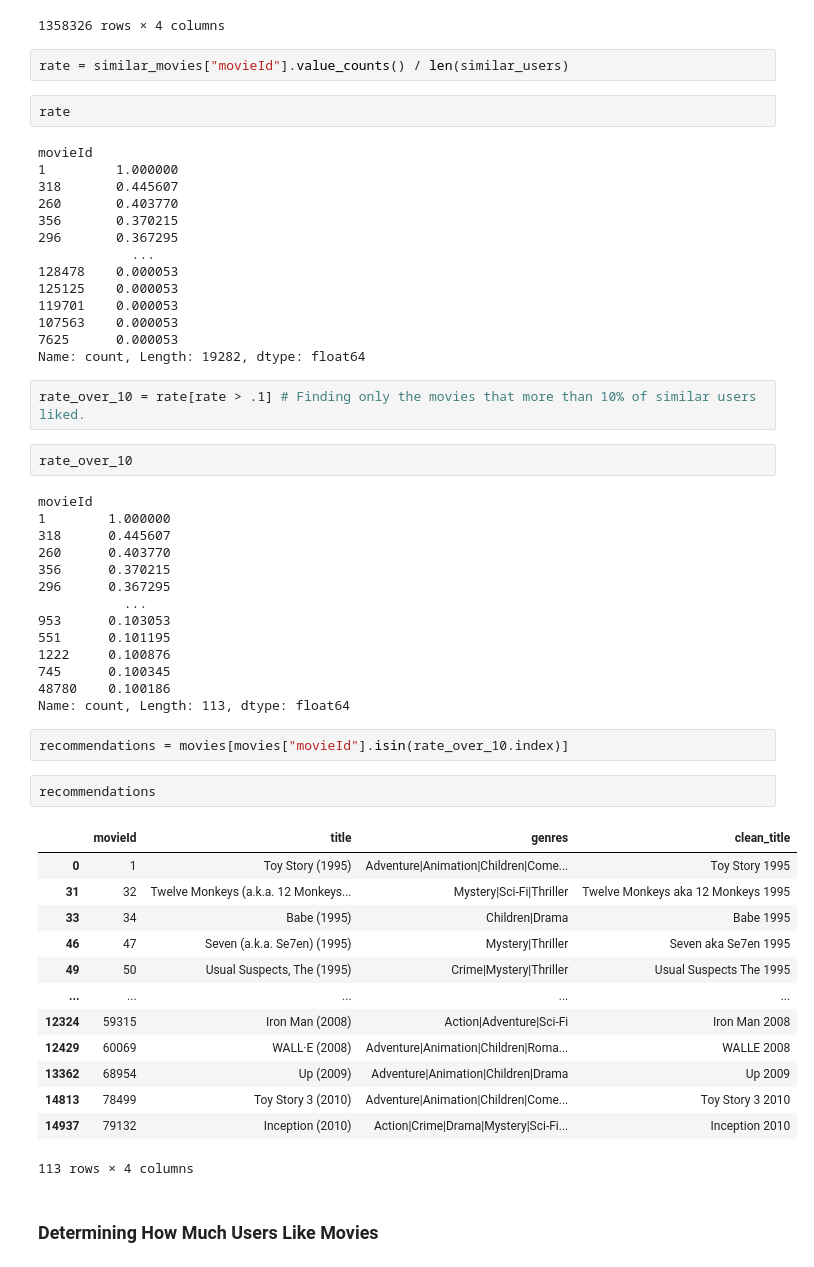
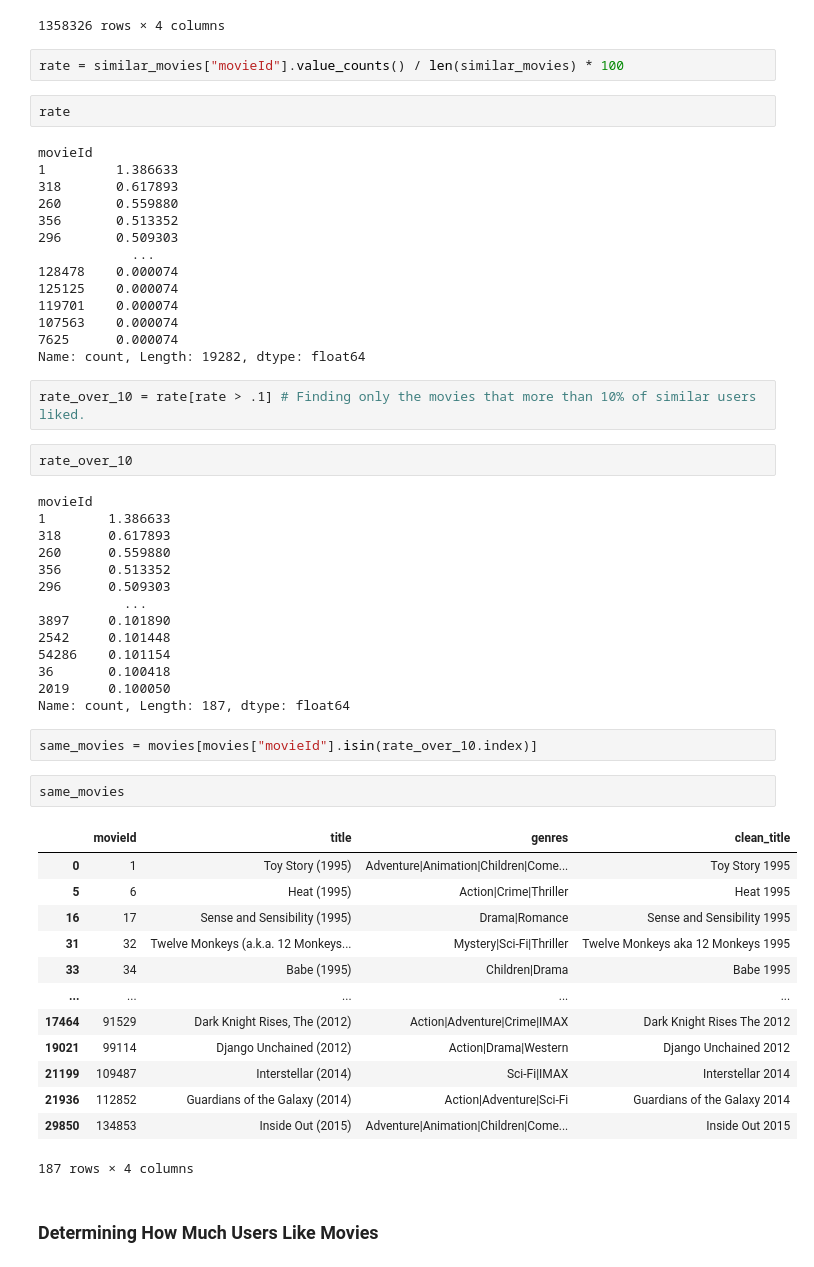
Before and after one commit to antalgergo/Movie_Recommendation_System, a Jupyter notebook: Movie_Recommendation_System.ipynb, the cells around one changed output. Saved outputs shown, nothing was run; the diff lists cells and outputs as text.

Commit message:
Modified and fixed the 'Creating a Recommendation Score' paragraph

```diff
--- a/Movie_Recommendation_System.ipynb
+++ b/Movie_Recommendation_System.ipynb
@@ -163,22 +163,22 @@ similar_movies
 | 24998888 | 162533 | 88129 | 4.5 | 1329514139 |
 1358326 rows × 4 columns
 # %%
-rate = similar_movies["movieId"].value_counts() / len(similar_users)
+rate = similar_movies["movieId"].value_counts() / len(similar_movies) * 100
 # %%
 rate
 # %% [output]
 movieId
-1         1.000000
-318       0.445607
-260       0.403770
-356       0.370215
-296       0.367295
+1         1.386633
+318       0.617893
+260       0.559880
+356       0.513352
+296       0.509303
             ...
-128478    0.000053
-125125    0.000053
-119701    0.000053
-107563    0.000053
-7625      0.000053
+128478    0.000074
+125125    0.000074
+119701    0.000074
+107563    0.000074
+7625      0.000074
 Name: count, Length: 19282, dtype: float64
 # %%
 rate_over_10 = rate[rate > .1] # Finding only the movies that more than 10% of similar users liked.
@@ -186,36 +186,36 @@ rate_over_10 = rate[rate > .1] # Finding only the movies that more than 10% of s
 rate_over_10
 # %% [output]
 movieId
-1        1.000000
-318      0.445607
-260      0.403770
-356      0.370215
-296      0.367295
+1        1.386633
+318      0.617893
+260      0.559880
+356      0.513352
+296      0.509303
            ...
-953      0.103053
-551      0.101195
-1222     0.100876
-745      0.100345
-48780    0.100186
-Name: count, Length: 113, dtype: float64
+3897     0.101890
+2542     0.101448
+54286    0.101154
+36       0.100418
+2019     0.100050
+Name: count, Length: 187, dtype: float64
 # %%
-recommendations = movies[movies["movieId"].isin(rate_over_10.index)]
+same_movies = movies[movies["movieId"].isin(rate_over_10.index)]
 # %%
-recommendations
+same_movies
 # %% [output]
 |  | movieId | title | genres | clean_title |
 | 0 | 1 | Toy Story (1995) | Adventure|Animation|Children|Come... | Toy Story 1995 |
+| 5 | 6 | Heat (1995) | Action|Crime|Thriller | Heat 1995 |
+| 16 | 17 | Sense and Sensibility (1995) | Drama|Romance | Sense and Sensibility 1995 |
 | 31 | 32 | Twelve Monkeys (a.k.a. 12 Monkeys... | Mystery|Sci-Fi|Thriller | Twelve Monkeys aka 12 Monkeys 1995 |
 | 33 | 34 | Babe (1995) | Children|Drama | Babe 1995 |
-| 46 | 47 | Seven (a.k.a. Se7en) (1995) | Mystery|Thriller | Seven aka Se7en 1995 |
-| 49 | 50 | Usual Suspects, The (1995) | Crime|Mystery|Thriller | Usual Suspects The 1995 |
 | ... | ... | ... | ... | ... |
-| 12324 | 59315 | Iron Man (2008) | Action|Adventure|Sci-Fi | Iron Man 2008 |
-| 12429 | 60069 | WALL·E (2008) | Adventure|Animation|Children|Roma... | WALLE 2008 |
-| 13362 | 68954 | Up (2009) | Adventure|Animation|Children|Drama | Up 2009 |
-| 14813 | 78499 | Toy Story 3 (2010) | Adventure|Animation|Children|Come... | Toy Story 3 2010 |
-| 14937 | 79132 | Inception (2010) | Action|Crime|Drama|Mystery|Sci-Fi... | Inception 2010 |
+| 17464 | 91529 | Dark Knight Rises, The (2012) | Action|Adventure|Crime|IMAX | Dark Knight Rises The 2012 |
+| 19021 | 99114 | Django Unchained (2012) | Action|Drama|Western | Django Unchained 2012 |
+| 21199 | 109487 | Interstellar (2014) | Sci-Fi|IMAX | Interstellar 2014 |
+| 21936 | 112852 | Guardians of the Galaxy (2014) | Action|Adventure|Sci-Fi | Guardians of the Galaxy 2014 |
+| 29850 | 134853 | Inside Out (2015) | Adventure|Animation|Children|Come... | Inside Out 2015 |
-113 rows × 4 columns
+187 rows × 4 columns
 # %% [markdown]
 ### Determining How Much Users Like Movies
 # %%
```
Also changed, not shown: parts of 8 cells of this notebook.
